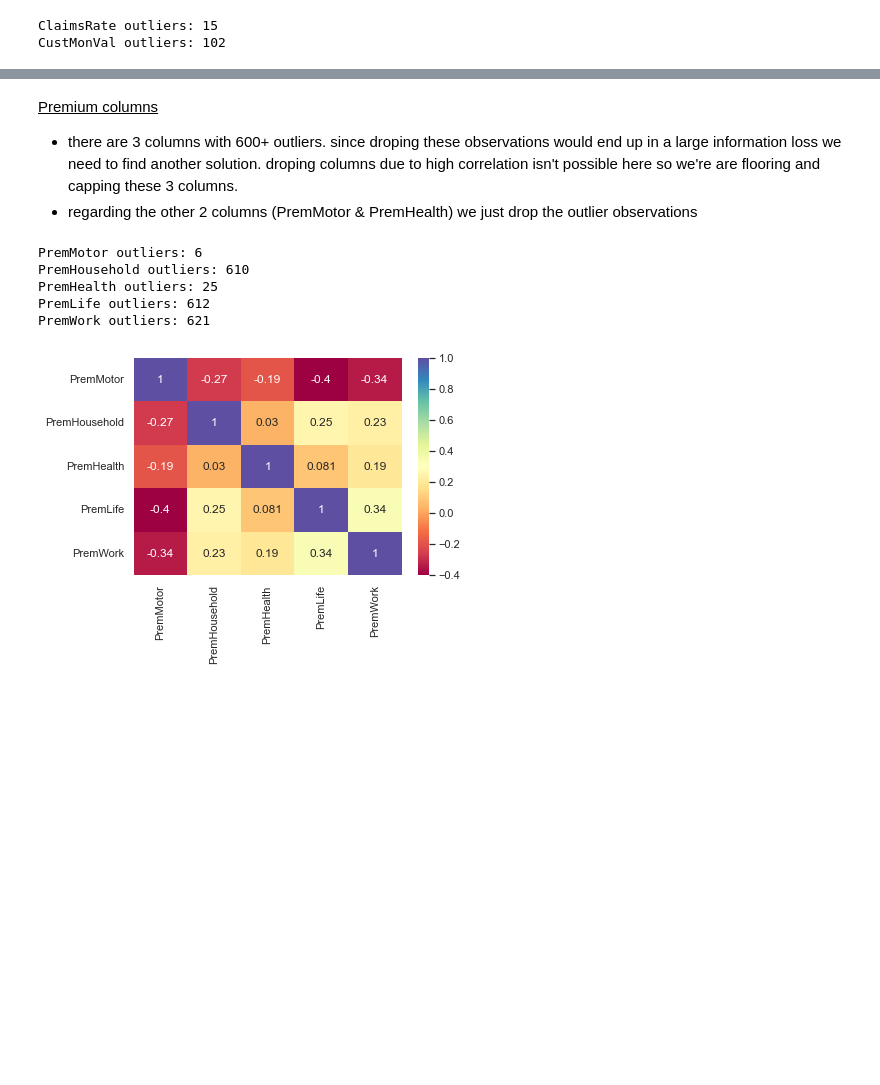
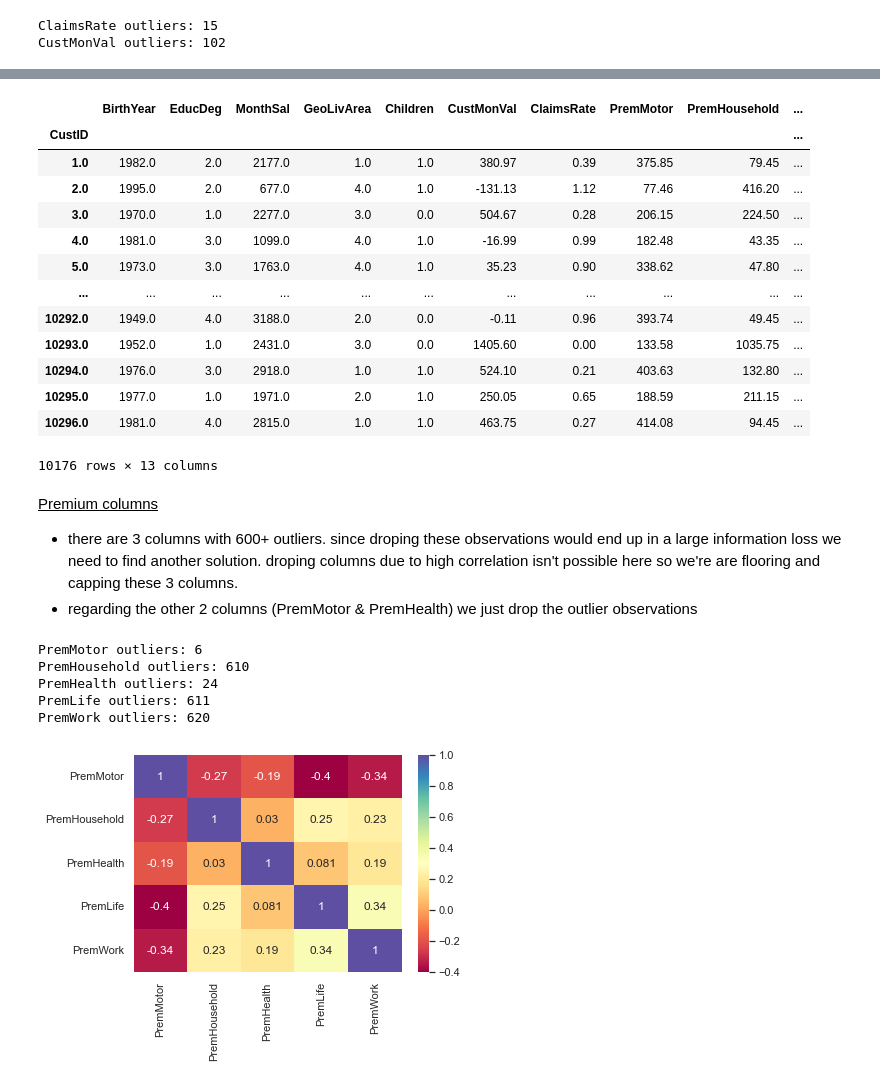
Before and after one commit to lstk44/A2ZInsuranceNOVA, a Jupyter notebook: A2ZInsuranceNotebook.ipynb, the cells around one changed output, grey strips where cells are left out. Drawn from its saved outputs; the diff is of its cells as text; code cells hidden in the pictures; blank space fills up the shorter version.

```diff
--- a/A2ZInsuranceNotebook.ipynb
+++ b/A2ZInsuranceNotebook.ipynb
@@ -222,7 +221,6 @@ Histogram and boxlots before outlier removal via IQR-Method
 sns.set()
 # %%
 df_numeric_features = list(df.select_dtypes(include = np.number).columns)
-df_numeric_features.remove('CustID')
 
 fig, ax = plt.subplots(math.ceil(len(df_numeric_features)/2),4, figsize = (30,30))
 ax_flat1 = list(ax.flatten())[::2]
@@ -267,8 +279,8 @@ fig, ax = plt.subplots(math.ceil(len(df_numeric_features)/2),4, figsize = (30,30
 ax_flat1 = list(ax.flatten())[::2]
 ax_flat2 = list(ax.flatten())[1::2]
 for i, feat in zip(range(len(ax_flat1)), df_numeric_features):
-    ax_flat1[i].hist(iqr_method(df[feat]), bins = 50, color = '#bf5252')
-    ax_flat2[i].boxplot(iqr_method(df[feat]), notch = True, patch_artist = True)
+    ax_flat1[i].hist(inter_quartile_range(df[feat]), bins = 50, color = '#bf5252')
+    ax_flat2[i].boxplot(inter_quartile_range(df[feat]), notch = True, patch_artist = True)
     ax_flat1[i].set_title(feat)
     ax_flat2[i].set_title(feat)
 
@@ -387,24 +397,29 @@ q25 = df.MonthSal.quantile(.25)
 q75 = df.MonthSal.quantile(.75)
 iqr = (q75 - q25)
 
-upper_lim = q75 + 1.5 * iqr
-lower_lim = q25 - 1.5 * iqr
+sal_upper_lim = q75 + 1.5 * iqr
+sal_lower_lim = q25 - 1.5 * iqr
 
-Salary_out = df[(df["MonthSal"]>upper_lim) | (df["MonthSal"]<lower_lim)]
+Salary_out = df[(df["MonthSal"]>sal_upper_lim) | (df["MonthSal"]<sal_lower_lim)]
 print(f'MonthSal outliers: {len(Salary_out)}')
 
 q25 = df.BirthYear.quantile(.25)
 q75 = df.BirthYear.quantile(.75)
 iqr = (q75 - q25)
 
-upper_lim = q75 + 1.5 * iqr
-lower_lim = q25 - 1.5 * iqr
+birth_upper_lim = q75 + 1.5 * iqr
+birth_lower_lim = q25 - 1.5 * iqr
 
-Birthday_out = df[(df["BirthYear"]>upper_lim) | (df["BirthYear"]<lower_lim)]
+Birthday_out = df[(df["BirthYear"]>birth_upper_lim) | (df["BirthYear"]<birth_lower_lim)]
 print(f'BirthYear outliers: {len(Birthday_out)}')
 # %% [output]
 MonthSal outliers: 2
 BirthYear outliers: 1
+# %%
+# excute decision-making for MonthSal & BirthYear
+df = df[df.MonthSal.between(sal_lower_lim,sal_upper_lim)]
+
+df = df[df.BirthYear.between(birth_lower_lim,birth_upper_lim)]
 # %% [markdown]
 <u>ClaimsRate & CustMonVal</u>
 - since ClaimsRate is highly correlated with CustMonVal (-0.992622) we're going to drop the column with more outliers (CustMonVal).
@@ -455,2 +469,19 @@ CustID          -0.025464
 CustMonVal      -0.992719
 Name: ClaimsRate, dtype: float64
+# %%
+df
+# %% [output]
+|  | BirthYear | EducDeg | MonthSal | GeoLivArea | Children | CustMonVal | ClaimsRate | PremMotor | PremHousehold | ... |
+| CustID |  |  |  |  |  |  |  |  |  | ... |
+| 1.0 | 1982.0 | 2.0 | 2177.0 | 1.0 | 1.0 | 380.97 | 0.39 | 375.85 | 79.45 | ... |
+| 2.0 | 1995.0 | 2.0 | 677.0 | 4.0 | 1.0 | -131.13 | 1.12 | 77.46 | 416.20 | ... |
+| 3.0 | 1970.0 | 1.0 | 2277.0 | 3.0 | 0.0 | 504.67 | 0.28 | 206.15 | 224.50 | ... |
+| 4.0 | 1981.0 | 3.0 | 1099.0 | 4.0 | 1.0 | -16.99 | 0.99 | 182.48 | 43.35 | ... |
+| 5.0 | 1973.0 | 3.0 | 1763.0 | 4.0 | 1.0 | 35.23 | 0.90 | 338.62 | 47.80 | ... |
+| ... | ... | ... | ... | ... | ... | ... | ... | ... | ... | ... |
+| 10292.0 | 1949.0 | 4.0 | 3188.0 | 2.0 | 0.0 | -0.11 | 0.96 | 393.74 | 49.45 | ... |
+| 10293.0 | 1952.0 | 1.0 | 2431.0 | 3.0 | 0.0 | 1405.60 | 0.00 | 133.58 | 1035.75 | ... |
+| 10294.0 | 1976.0 | 3.0 | 2918.0 | 1.0 | 1.0 | 524.10 | 0.21 | 403.63 | 132.80 | ... |
+| 10295.0 | 1977.0 | 1.0 | 1971.0 | 2.0 | 1.0 | 250.05 | 0.65 | 188.59 | 211.15 | ... |
+| 10296.0 | 1981.0 | 4.0 | 2815.0 | 1.0 | 1.0 | 463.75 | 0.27 | 414.08 | 94.45 | ... |
+10176 rows × 13 columns
@@ -460,6 +496,7 @@ Name: ClaimsRate, dtype: float64
 - regarding the other 2 columns (PremMotor & PremHealth) we just drop the outlier observations
 # %%
 d = {}
+lims = {}
 for col in ['PremMotor', 'PremHousehold', 'PremHealth', 'PremLife', 'PremWork']:
     q25 = df[col].quantile(.25)
     q75 = df[col].quantile(.75)
@@ -468,6 +505,8 @@ for col in ['PremMotor', 'PremHousehold', 'PremHealth', 'PremLife', 'PremWork']:
     upper_lim = q75 + 1.5 * iqr
     lower_lim = q25 - 1.5 * iqr
 
+    lims[col] = (lower_lim, upper_lim)
+
     outlier_count = df[(df[col]>upper_lim) | (df[col]<lower_lim)]
     if len(outlier_count) > 600:
         d[col+'_outlier'] = set(outlier_count.index)
@@ -475,9 +514,9 @@ for col in ['PremMotor', 'PremHousehold', 'PremHealth', 'PremLife', 'PremWork']:
 # %% [output]
 PremMotor outliers: 6
 PremHousehold outliers: 610
-PremHealth outliers: 25
-PremLife outliers: 612
-PremWork outliers: 621
+PremHealth outliers: 24
+PremLife outliers: 611
+PremWork outliers: 620
 # %%
 prem_corr = df.corr()
 prem_corr = prem_corr[['PremMotor', 'PremHousehold', 'PremHealth', 'PremLife', 'PremWork']]
```
Also changed, not shown: parts of 23 cells of this notebook.
